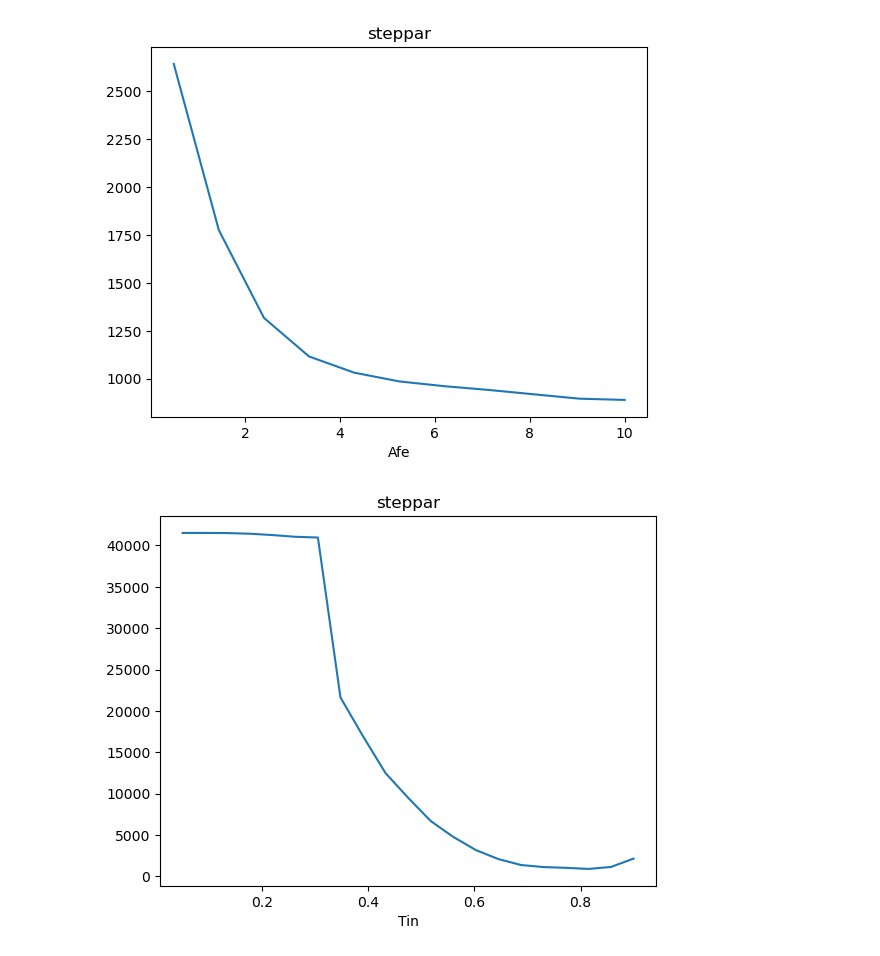
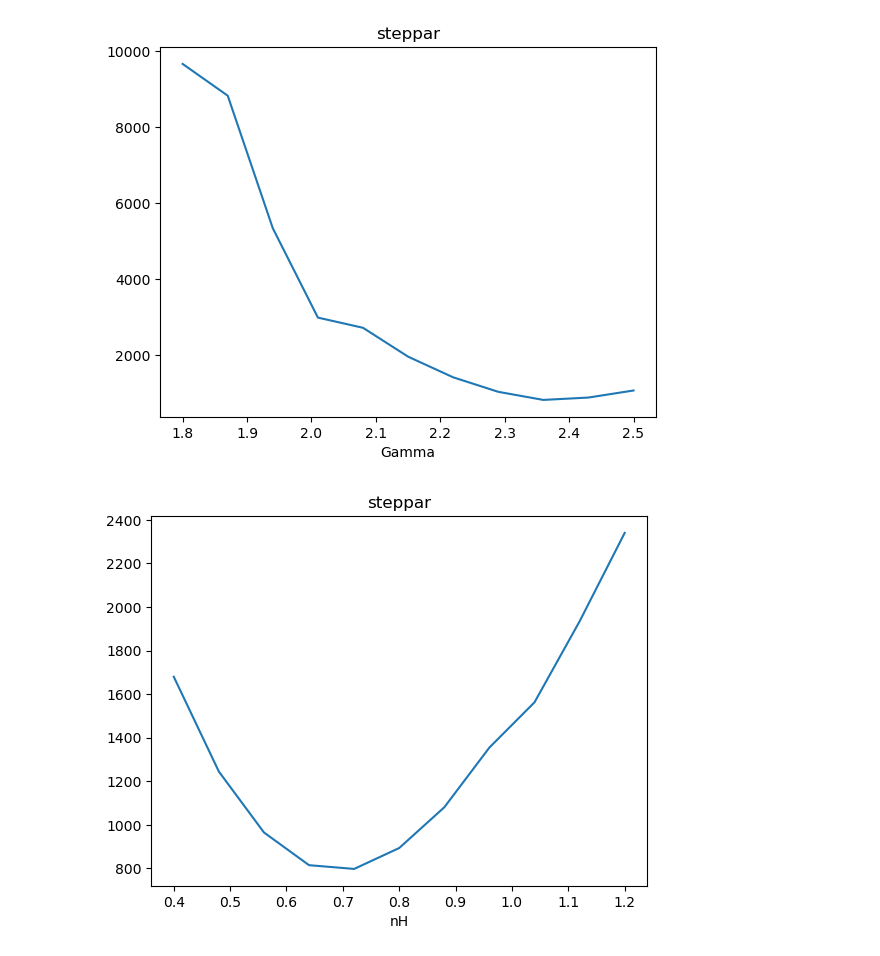
Before and after one commit to xifengdaocao/xspec2plot, a Jupyter notebook: plot_steppar.ipynb, the cells around one changed output. Drawn from its saved outputs; the diff is of its cells as text; code cells hidden in the pictures.

```diff
--- a/plot_steppar.ipynb
+++ b/plot_steppar.ipynb
@@ -134,7 +134,7 @@ def plot_steppar_multiple_files(files:list):
     for file in files:
         plot_steppar_single_file(file)
 # %%
-rewrite_file('diskbb_relCp_no-br.txt')
+rewrite_file('4.txt')
 divide_file('temp_steppar.txt')
 
 path = "./"
@@ -153,5 +153,5 @@ plot_steppar_multiple_files(temp_file)
 for file in temp_file:
     os.remove(file)
 
-os.remove('temp_steppar.txt')
+# os.remove('temp_steppar.txt')
 # %% [output]
@@ -163,2 +163,2 @@ os.remove('temp_steppar.txt')
-[figure, old version]
+[figure, new version]
-[figure, old version]
+[figure, new version]
```
Also changed, not shown: parts of 1 cell of this notebook, 3 other files.
